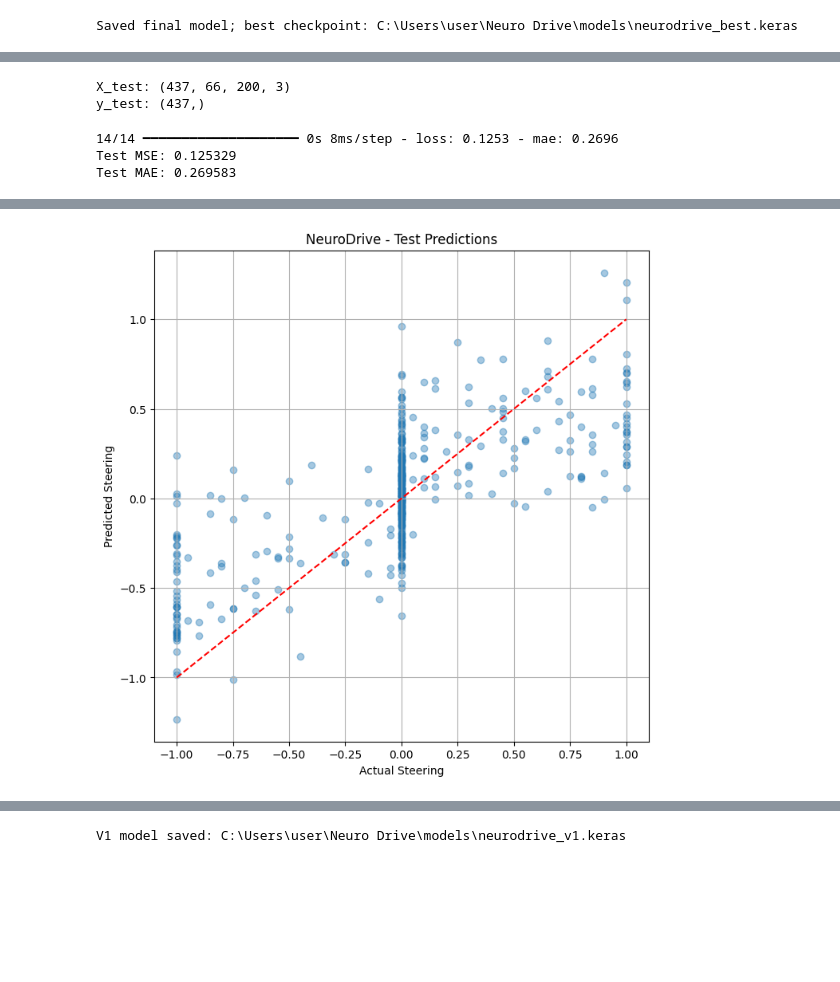
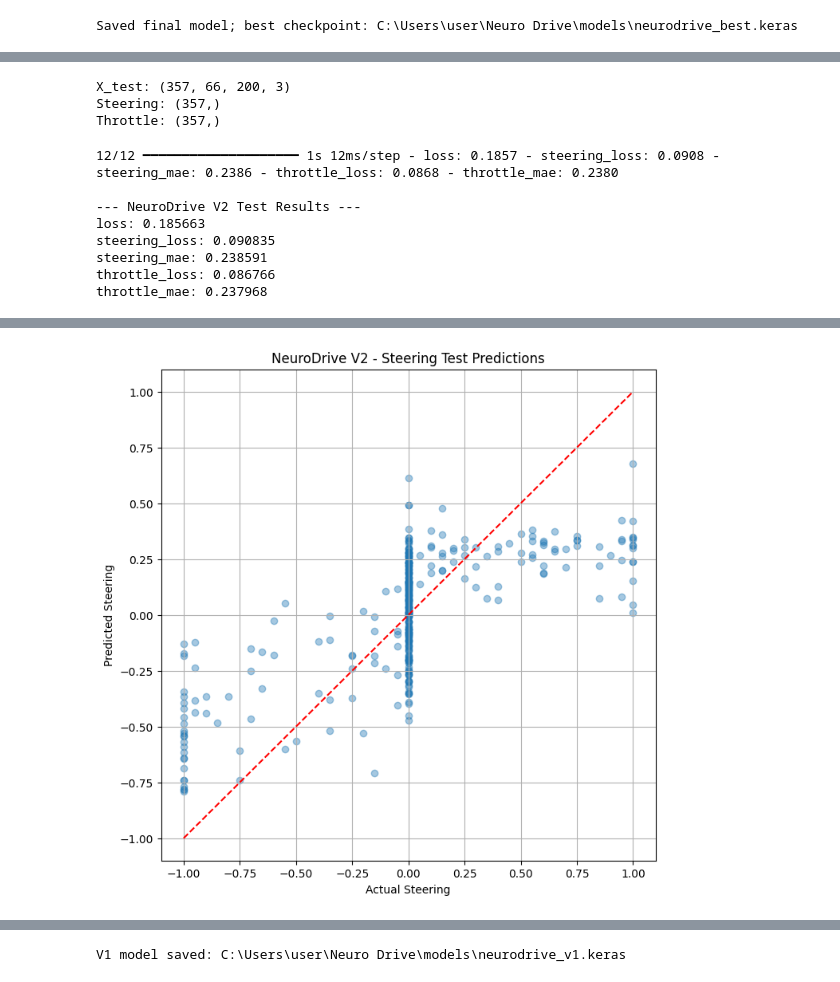
Before and after one commit to abdulraheem05/Neuro-Drive, a Jupyter notebook: notebooks/model_training.ipynb, the cells around one changed output, grey strips where cells are left out. Cells and saved outputs as stored; diff of their text form; code cells hidden in the pictures; blank space fills up the shorter version.

Commit message:
Updated notebooks to predict throttle

```diff
--- a/notebooks/model_training.ipynb
+++ b/notebooks/model_training.ipynb
@@ -202,51 +330,78 @@ Test samples: 437
 # %%
 X_test = []
-y_test = []
+y_test_steering = []
+y_test_throttle = []
 
 for _, row in test_df.iterrows():
 
     image = cv2.imread(row["center"])
-
     image = preprocess_image(image)
 
     X_test.append(image)
-    y_test.append(row["steering"])
+    y_test_steering.append(row["steering"])
+    y_test_throttle.append(row["throttle"])
 
 X_test = np.array(X_test, dtype=np.uint8)
-y_test = np.array(y_test, dtype=np.float32)
+
+y_test_steering = np.array(y_test_steering, dtype=np.float32)
+y_test_throttle = np.array(y_test_throttle, dtype=np.float32)
+
+y_test = {
+    "steering": y_test_steering,
+    "throttle": y_test_throttle
+}
 
 print("X_test:", X_test.shape)
-print("y_test:", y_test.shape)
+print("Steering:", y_test_steering.shape)
+print("Throttle:", y_test_throttle.shape)
 # %% [output]
-X_test: (437, 66, 200, 3)
-y_test: (437,)
+X_test: (357, 66, 200, 3)
+Steering: (357,)
+Throttle: (357,)
 # %%
 best_model = keras.models.load_model(
     os.path.join(MODEL_DIR, "neurodrive_best.keras")
 )
 
-test_loss, test_mae = best_model.evaluate(
+test_results = best_model.evaluate(
     X_test,
     y_test,
+    return_dict=True,
     verbose=1
 )
 
-print(f"Test MSE: {test_loss:.6f}")
-print(f"Test MAE: {test_mae:.6f}")
+print("\n--- NeuroDrive V2 Test Results ---")
+
+for metric, value in test_results.items():
+    print(f"{metric}: {value:.6f}")
 # %% [output]
-14/14 ━━━━━━━━━━━━━━━━━━━━ 0s 8ms/step - loss: 0.1253 - mae: 0.2696
-Test MSE: 0.125329
-Test MAE: 0.269583
+12/12 ━━━━━━━━━━━━━━━━━━━━ 1s 12ms/step - loss: 0.1857 - steering_loss: 0.0908 - steering_mae: 0.2386 - throttle_loss: 0.0868 - throttle_mae: 0.2380
+
+--- NeuroDrive V2 Test Results ---
+loss: 0.185663
+steering_loss: 0.090835
+steering_mae: 0.238591
+throttle_loss: 0.086766
+throttle_mae: 0.237968
 # %%
-y_pred = best_model.predict(X_test).flatten()
+predictions = best_model.predict(X_test)
+
+y_pred_steering = predictions["steering"].flatten()
 
 plt.figure(figsize=(8, 8))
-plt.scatter(y_test, y_pred, alpha=0.4)
+
+plt.scatter(
+    y_test_steering,
+    y_pred_steering,
+    alpha=0.4
+)
+
 plt.plot([-1, 1], [-1, 1], "r--")
 
 plt.xlabel("Actual Steering")
 plt.ylabel("Predicted Steering")
-plt.title("NeuroDrive - Test Predictions")
+plt.title("NeuroDrive V2 - Steering Test Predictions")
+
 plt.grid(True)
 plt.show()
 # %% [output]
@@ -254 +409 @@ plt.show()
-[figure, old version]
+[figure, new version]
```
Also changed, not shown: parts of 11 cells of this notebook, 4 other files.
